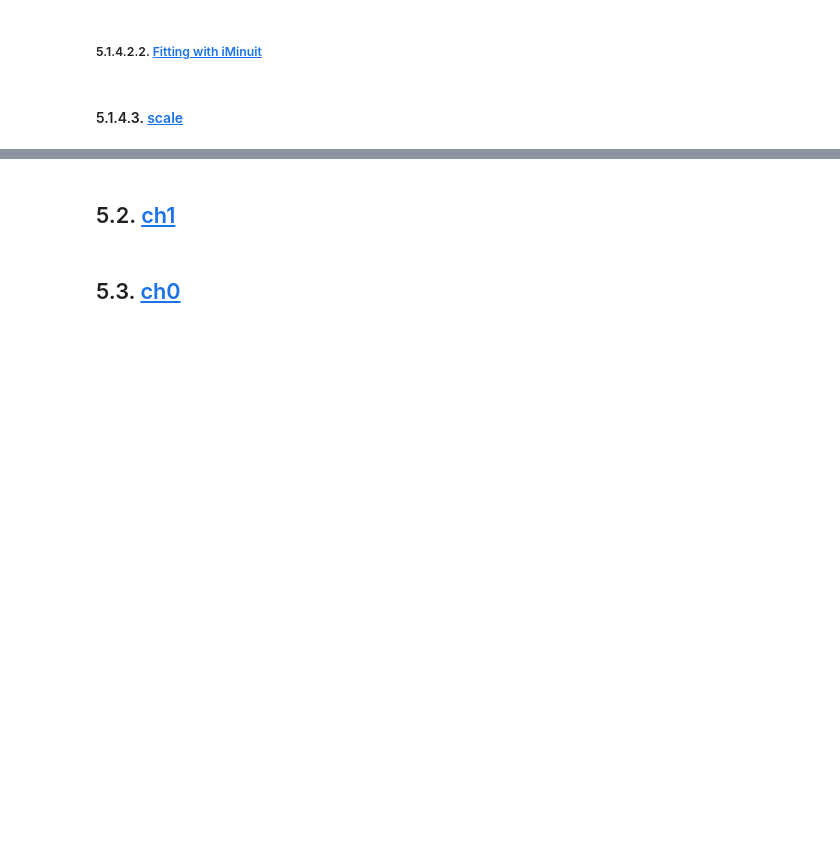
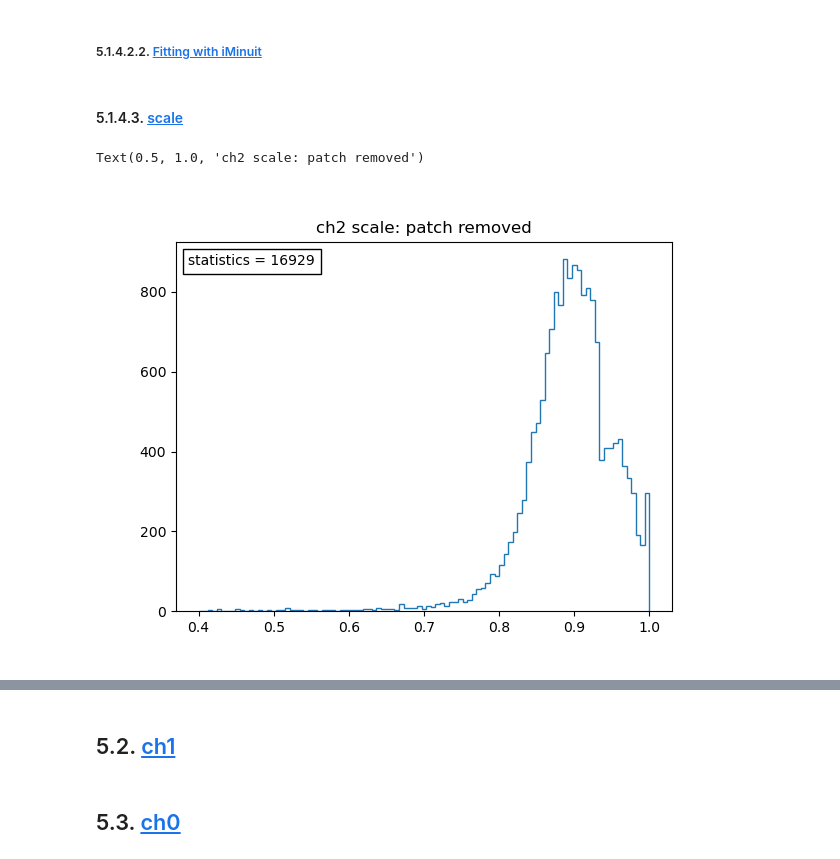
Before and after one commit to sarthchoudhary/ArGSet, a Jupyter notebook: notebooks/histogram_wf_param.ipynb, the cells around one changed output, grey strips where cells are left out. Saved outputs shown, nothing was run; the diff lists cells and outputs as text; code cells hidden in the pictures; blank space fills up the shorter version.

```diff
--- a/notebooks/histogram_wf_param.ipynb
+++ b/notebooks/histogram_wf_param.ipynb
@@ -521,17 +520,16 @@ fitted_parameters_tau
 # %%
 ch_x = 'ch2'
 plt.close(25)
-plt.figure(25, figsize=(8, 6))
-# plt.subplot(2,1,1)
-plt.hist(param_dict_cut[ch_x]['scale'], bins= np.linspace(0.4, 1.0, 100), histtype='step')
+fig25, ax25 = plt.subplots()
+hist_content, hist_edges, _hist_obj = ax25.hist(param_dict_cut[ch_x]['scale'], \
+                                                bins= np.linspace(0.4, 1.0, 100), histtype='step')
 text_in_box = AnchoredText(f"statistics = {len(param_dict_cut[ch_x]['scale'])}", \
                                        loc='upper left')
-ax = plt.gca()
-ax.add_artist(text_in_box)
-plt.title(f"{ch_x} scale: patch removed")
-# plt.subplot(2,1,2)
-# fig4.show()
-# plt.show()
+ax25.add_artist(text_in_box)
+ax25.set_title(f"{ch_x} scale: patch removed")
+# %% [output]
+Text(0.5, 1.0, 'ch2 scale: patch removed')
+[figure, added]
 # %%
 ch_x = 'ch2'
 plt.close(26)
```
Also changed, not shown: parts of 5 cells of this notebook.
